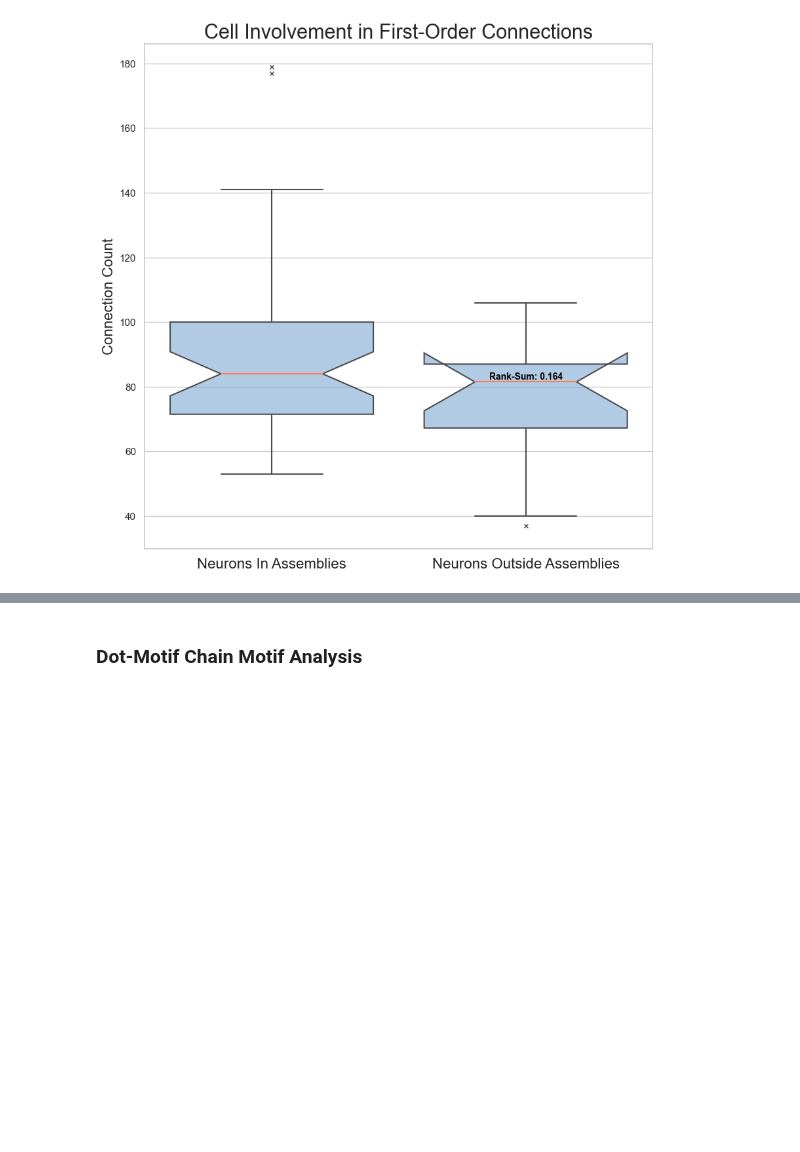
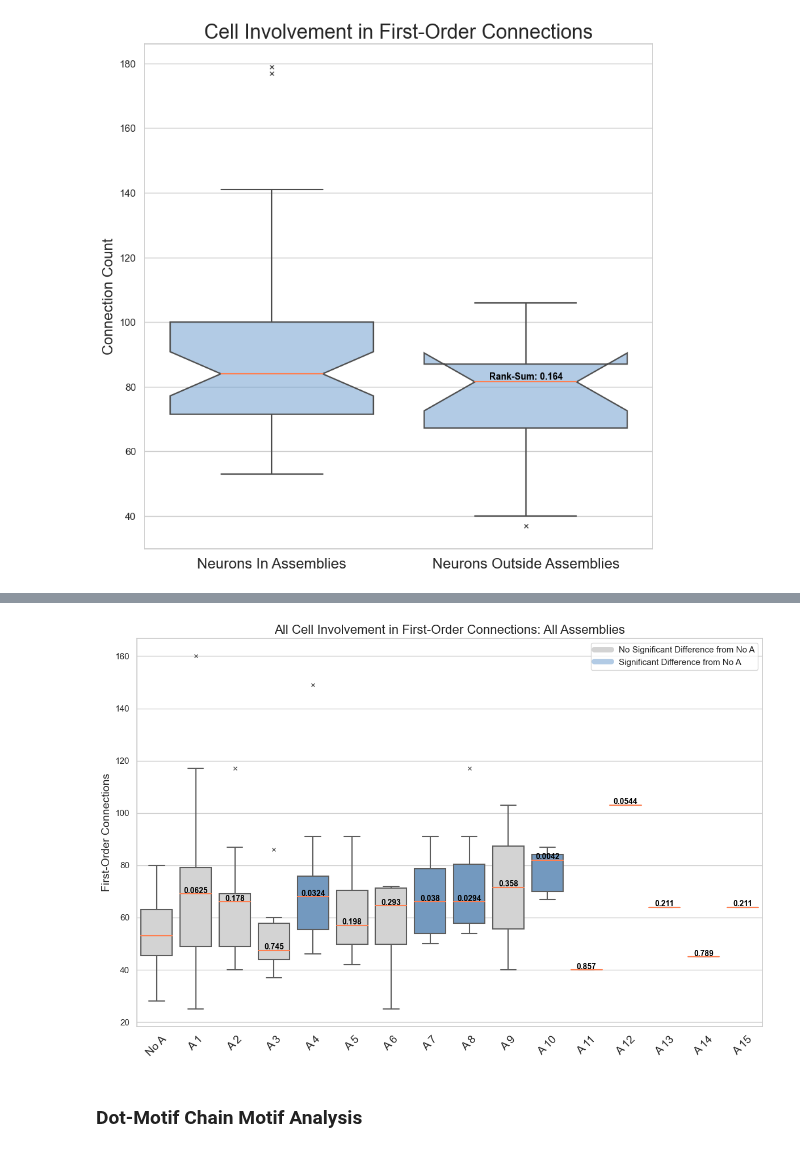
Before and after one commit to Jawagnercarena/Assembly_Organization, a Jupyter notebook: AssemblyPaperFigures/FigureCode/Figure5/Figure5.ipynb, the cells around one changed output, grey strips where cells are left out. Cells and saved outputs as stored; diff of their text form; code cells hidden in the pictures; blank space fills up the shorter version.

```diff
--- a/AssemblyPaperFigures/FigureCode/Figure5/Figure5.ipynb
+++ b/AssemblyPaperFigures/FigureCode/Figure5/Figure5.ipynb
@@ -328,0 +334,14 @@ plt.show()
+# %%
+assemblies_by_coregistered = invert_dict(mappings['assemblies_by_connectome_index'])
+adjacency_matrix = ground_truth_connectome_v1dd
+np.fill_diagonal(adjacency_matrix, 0)
+
+first_order_connections = {}
+for A in assemblies_by_coregistered.keys():
+    for connectome_id in assemblies_by_coregistered[A]:
+        if A in first_order_connections.keys():
+            first_order_connections[A].append(np.sum(np.sum(adjacency_matrix[connectome_id,:])))
+        else:
+            first_order_connections[A] = [np.sum(np.sum(adjacency_matrix[connectome_id,:]))]
+
+first_order_connections
@@ -329,3 +366,56 @@ plt.show()
+# %%
+all_arr = [first_order_connections['No A']]
+x_ticks = ["No A"]
+arr_medians = [np.median(np.array(first_order_connections['No A']))]
+p_values = [np.nan]
+# Sort the dictionary keys
+sorted_keys = sorted(first_order_connections.keys(), key=lambda s: (0, 0) if s == 'No A' else (1, int(s.split()[1])))
+for key in sorted_keys:
+    if key != 'No A':
+        all_arr.append(first_order_connections[key])
+        x_ticks.append(key)
+        arr_medians.append(np.median(np.array(first_order_connections[key])))
+        p_values.append('{:.3g}'.format(stats.ranksums(first_order_connections[key], first_order_connections['No A'], 'greater').pvalue, 5)) # type: ignore
+
+# Define Colors based on Signfiicance
+colors = ['lightgrey' if float(p_val) >= 0.05 or np.isnan(float(p_val)) else (.4, .6, .8, .5) for p_val in p_values]
+
+
+# Create a figure with specific size
+_, ax = plt.subplots(figsize=(12, 8))  # Width = 12 inches, Height = 6 inches
+
+sns.set_theme(style="whitegrid")
+sns.boxplot(data=all_arr,
+                notch= False, showcaps=True,
+                flierprops={"marker": "x"},
+                medianprops={"color": "coral"},
+                palette= colors,
+                ax = ax
+            )
+ax.set_xticklabels(x_ticks, size = 14)
+ax.set_title(f'All Cell Involvement in First-Order Connections: All Assemblies', size = 16)
+ax.set_ylabel('First-Order Connections', size = 14)
+plt.xticks(rotation=45)
+
+# Create legend
+custom_legend = [plt.Line2D([0], [0], color='lightgrey', lw=7, label='No Significant Difference from No A'),
+                plt.Line2D([0], [0], color=(.4, .6, .8, .5), lw=7, label='Significant Difference from No A')]
+plt.legend(handles=custom_legend, loc='upper right')
+
+medians = np.array(arr_medians)
+
+vertical_offset = medians * 0.005 # offset from median for display
+
+for xtick in ax.get_xticks():
+    if xtick != 0:
+        ax.text(xtick, medians[xtick] + vertical_offset[xtick], p_values[xtick],  # type: ignore
+                horizontalalignment='center', fontsize=10, color='black', weight='semibold')
+
+plt.savefig('results/First_Order_All_Assemblies_Boxplot.png', dpi = 1200)
+plt.tight_layout()
+plt.show()
+# %% [output]
+[figure, added]
 # %% [markdown]
 ### Dot-Motif Chain Motif Analysis
 # %%
```
Also changed, not shown: parts of 6 cells of this notebook, 7 other files.
